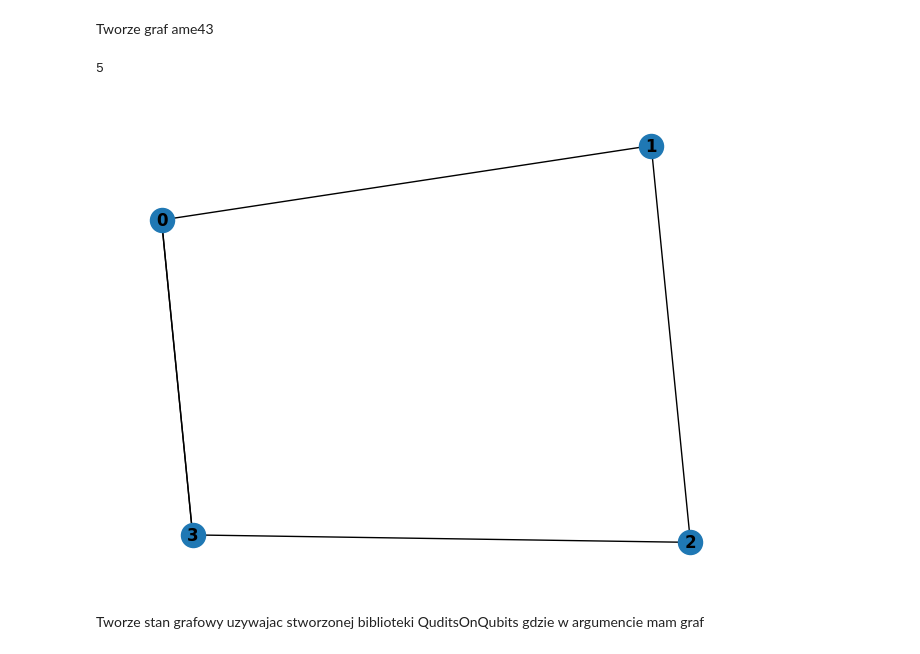
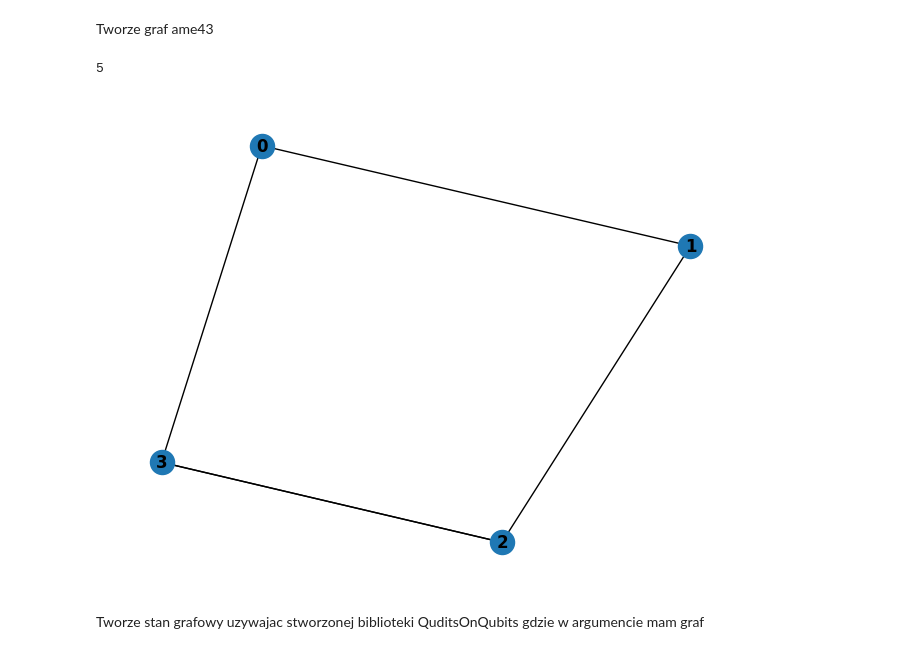
Before and after one commit to slysek/qudityD3, a Jupyter notebook: QuditsOnQubits/chshTEST.ipynb, the cells around one changed output. Saved outputs shown, nothing was run; the diff lists cells and outputs as text; code cells hidden in the pictures.

```diff
--- a/QuditsOnQubits/chshTEST.ipynb
+++ b/QuditsOnQubits/chshTEST.ipynb
@@ -17,24 +17,24 @@ Tworze graf ame43
 # %%
 SQ = nx.MultiGraph()
 
 #dodawanie wezlow
 SQ.add_nodes_from([0, 3])
 
 #dodawanie kolejnych krawedzi
 SQ.add_edge(0, 1)
 SQ.add_edge(1, 2)
 SQ.add_edge(2, 3)
+SQ.add_edge(2, 3)
 SQ.add_edge(3, 0)
-SQ.add_edge(0, 3)
 
 #rysowania grafu
 nx.draw(SQ, with_labels=True, font_weight='bold')
 
 #wypisywanie liczby krawedzi
 SQ.number_of_edges()
 # %% [output]
 5
-[figure, old version]
+[figure, new version]
 # %% [markdown]
 Tworze stan grafowy uzywajac stworzonej biblioteki QuditsOnQubits gdzie w argumencie mam graf
 # %%
```
Also changed, not shown: parts of 22 cells of this notebook, 2 other files.
